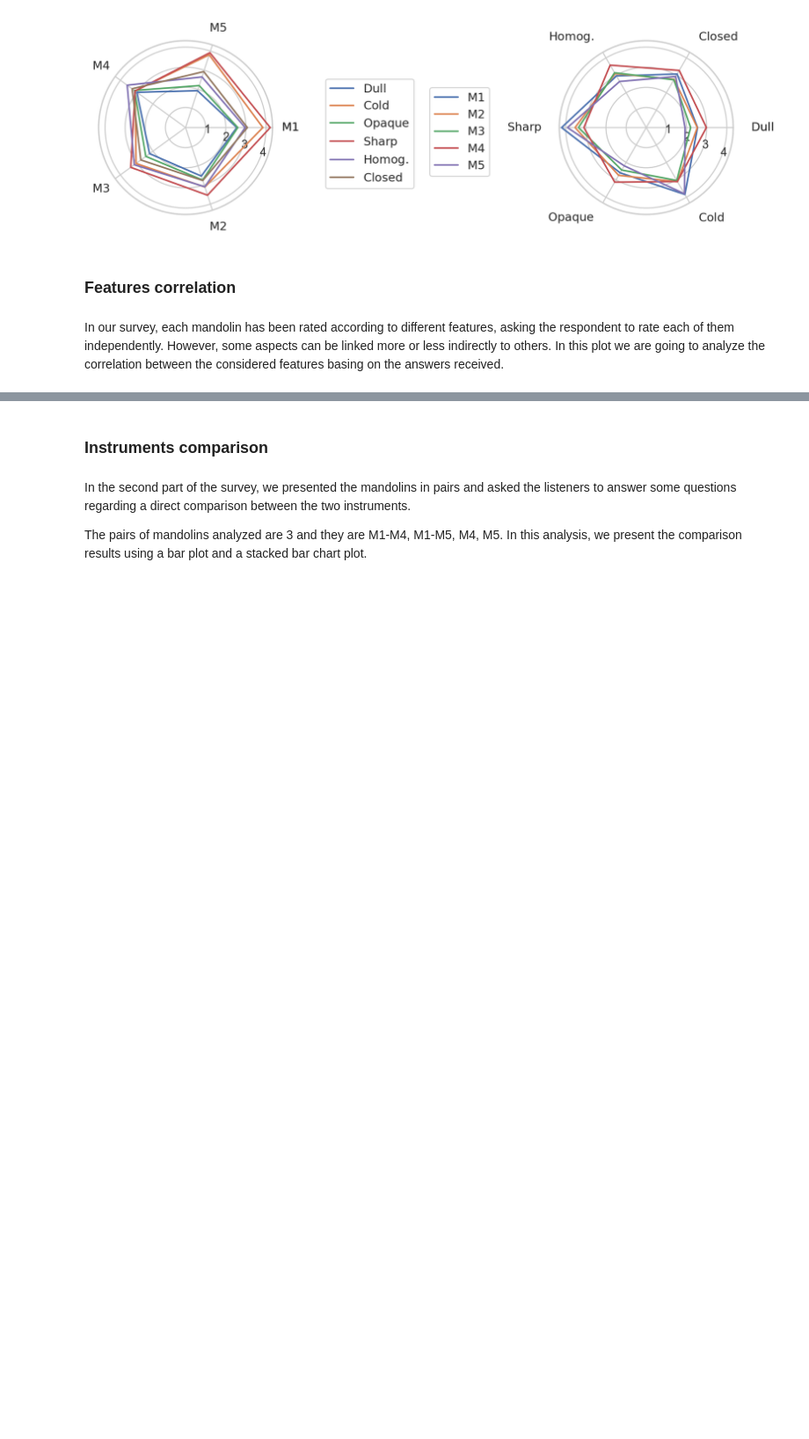
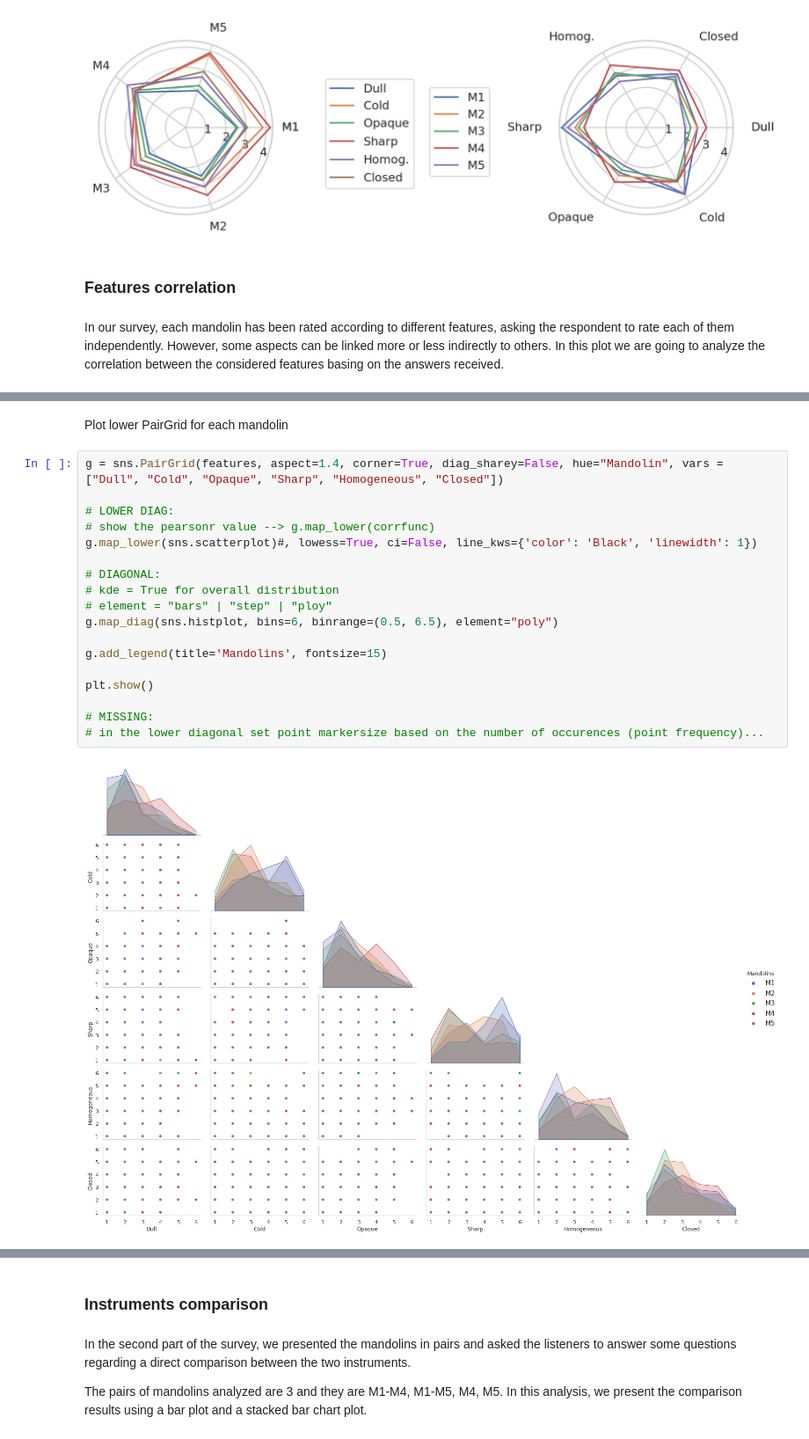
Before and after one commit to davidesalvi/mandolin_analysis, a Jupyter notebook: notebook/DataViz.ipynb, the cells around one changed output, grey strips where cells are left out. Shown at 88% size. Cells and saved outputs as stored; diff of their text form; blank space fills up the shorter version.

Commit message:
Modified Features correlation. Need to add scatterplot makersize

```diff
--- a/notebook/DataViz.ipynb
+++ b/notebook/DataViz.ipynb
@@ -578,0 +596,22 @@ plt.show()
+# %% [markdown]
+Plot lower PairGrid for each mandolin
+# %%
+g = sns.PairGrid(features, aspect=1.4, corner=True, diag_sharey=False, hue="Mandolin", vars = ["Dull", "Cold", "Opaque", "Sharp", "Homogeneous", "Closed"])
+
+# LOWER DIAG:
+# show the pearsonr value --> g.map_lower(corrfunc)
+g.map_lower(sns.scatterplot)#, lowess=True, ci=False, line_kws={'color': 'Black', 'linewidth': 1})
+
+# DIAGONAL:
+# kde = True for overall distribution
+# element = "bars" | "step" | "ploy"
+g.map_diag(sns.histplot, bins=6, binrange=(0.5, 6.5), element="poly")
+
+g.add_legend(title='Mandolins', fontsize=15)
+
+plt.show()
+
+# MISSING:
+# in the lower diagonal set point markersize based on the number of occurences (point frequency)...
+# %% [output]
+[figure, added]
```
Also changed, not shown: parts of 14 cells of this notebook.
